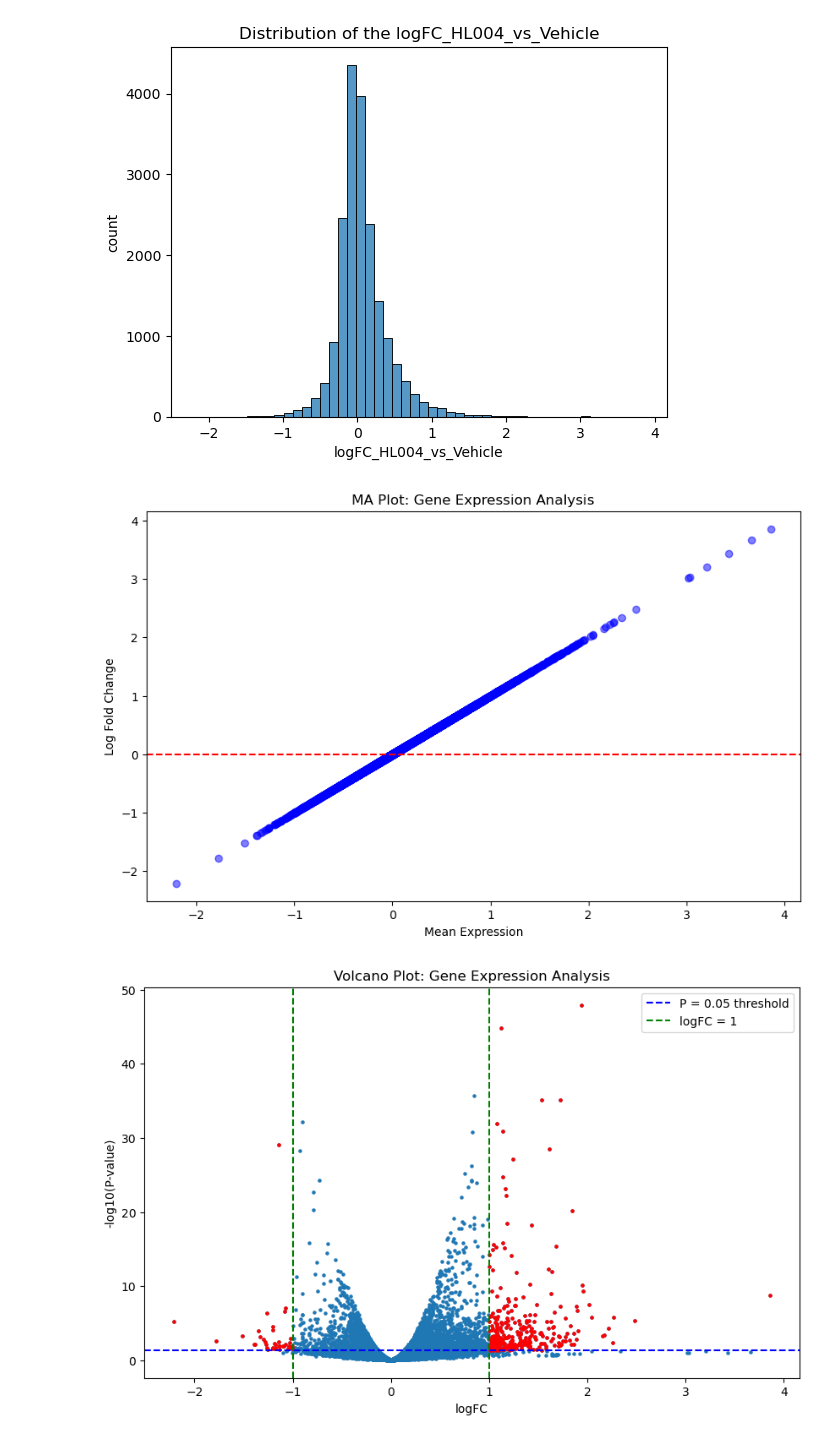
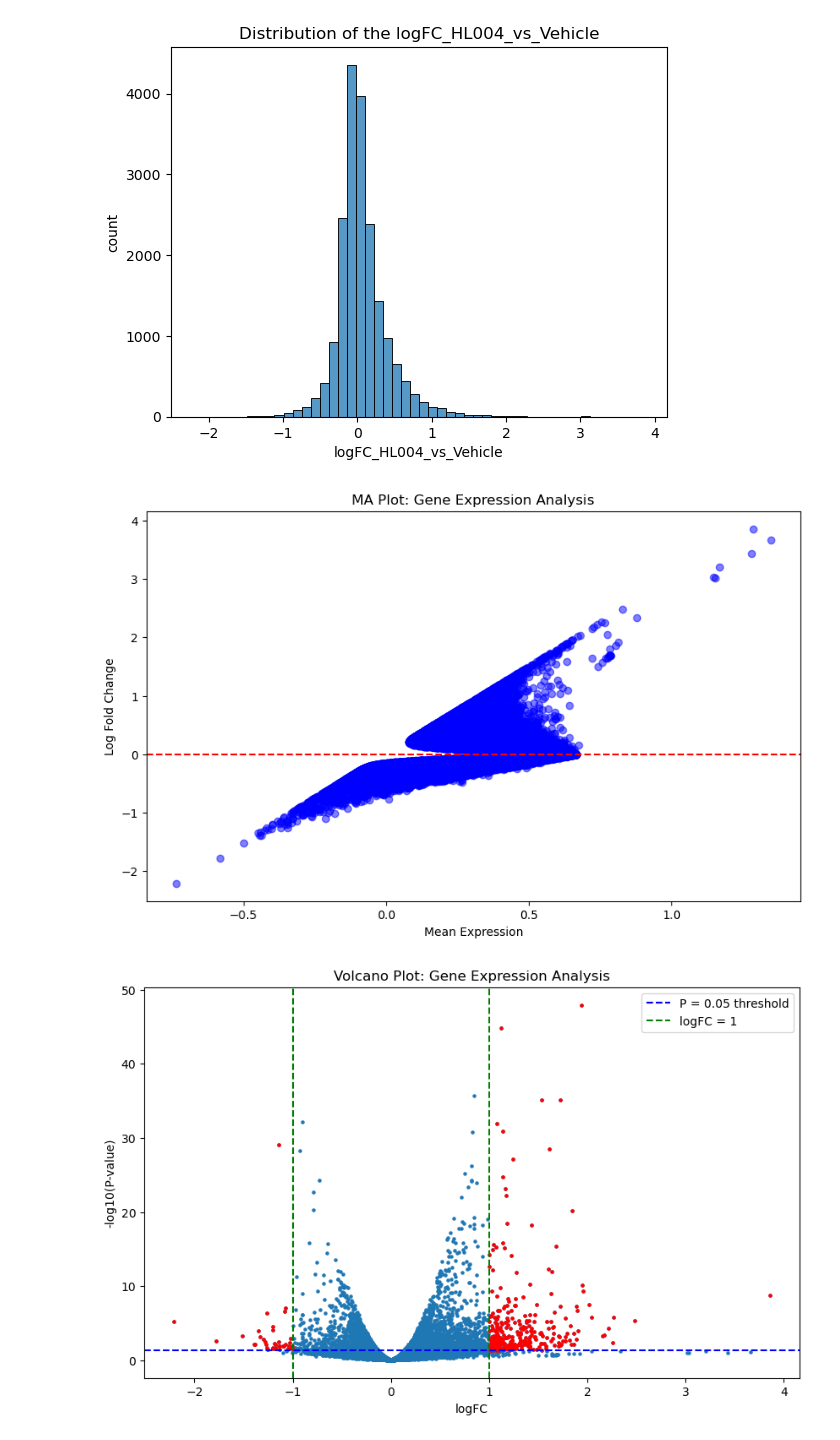
Before and after one commit to ucla-neurology/axon-regeneration-classifier, a Jupyter notebook: data_exploration.ipynb, the cells around one changed output. Saved outputs shown, nothing was run; the diff lists cells and outputs as text; code cells hidden in the pictures.

Commit message:
Update MA plot
Co-authored-by: 524fatima <524fatima@users.noreply.github.com>

```diff
--- a/data_exploration.ipynb
+++ b/data_exploration.ipynb
@@ -60,16 +60,16 @@ plt.show()
 [figure]
 # %%
 # mean expression plot
-df['mean_expression'] = df[['logFC_HL004_vs_Vehicle']].mean(axis=1)
+df['mean_expression'] = df[['logFC_HL004_vs_Vehicle', 'PValue_HL004_vs_Vehicle', 'FDR_HL004_vs_Vehicle']].mean(axis=1)
 plt.figure(figsize=(10, 6))
 plt.scatter(df['mean_expression'], df['logFC_HL004_vs_Vehicle'], alpha=0.5, c='blue')
 plt.axhline(0, color='red', linestyle='--')
 plt.xlabel('Mean Expression')
 plt.ylabel('Log Fold Change')
 plt.title('MA Plot: Gene Expression Analysis')
 plt.show()
 # %% [output]
-[figure, old version]
+[figure, new version]
 # %%
 # log vs P value graph
 # x axis: biological significant log fold change
```
Also changed, not shown: parts of 1 cell of this notebook.
